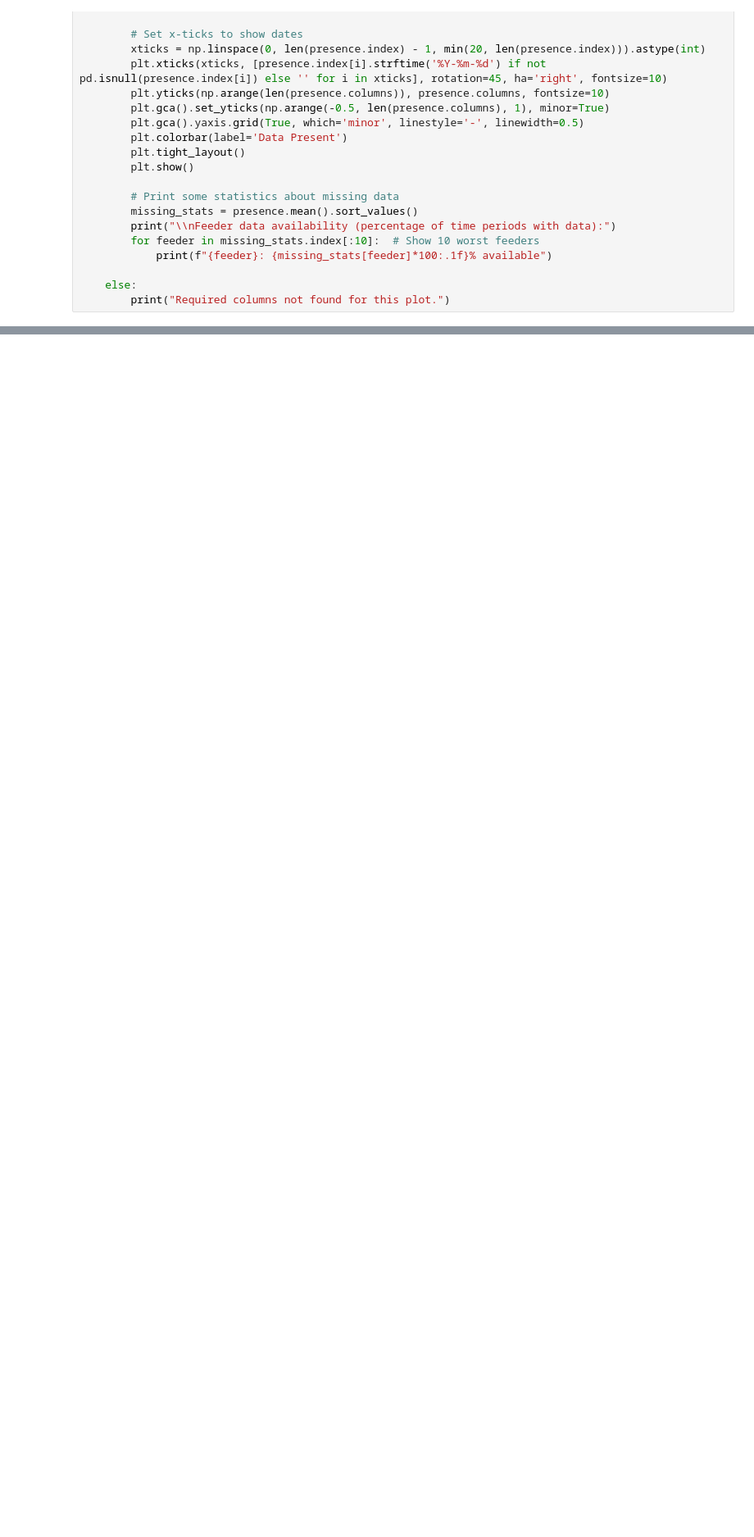
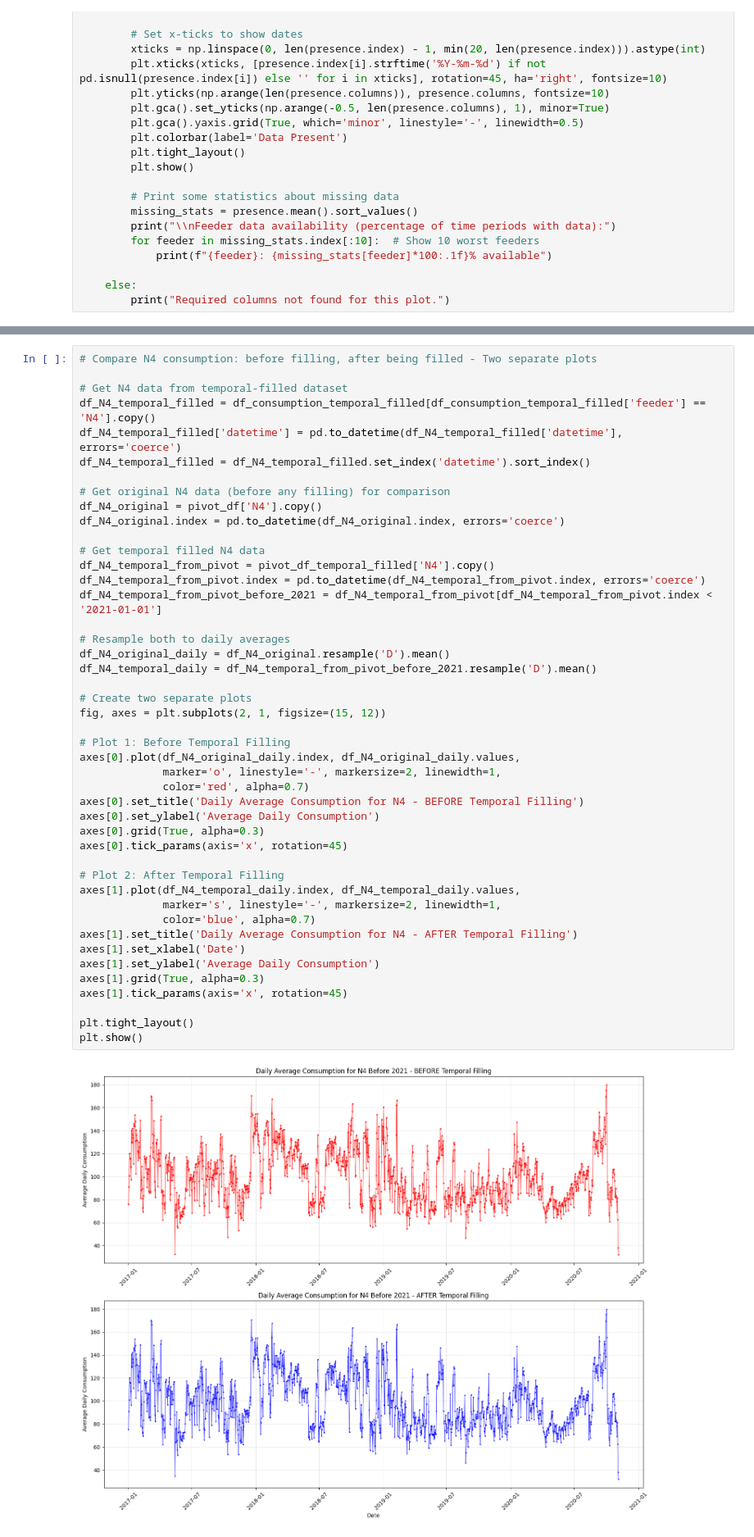
Before and after one commit to NicolaiBaklund/IT3212, a Jupyter notebook: notebooks/Paraguay/missing/missing_values.ipynb, the cells around one changed output, grey strips where cells are left out. Shown at 82% size. Drawn from its saved outputs; the diff is of its cells as text; blank space fills up the shorter version.

```diff
--- a/notebooks/Paraguay/missing/missing_values.ipynb
+++ b/notebooks/Paraguay/missing/missing_values.ipynb
@@ -338,0 +421,47 @@ As we can see in the plotting of the mean values has a few weakpoints. For large
+# %%
+# Compare N4 consumption: before filling, after being filled - Two separate plots
+
+# Get N4 data from temporal-filled dataset
+df_N4_temporal_filled = df_consumption_temporal_filled[df_consumption_temporal_filled['feeder'] == 'N4'].copy()
+df_N4_temporal_filled['datetime'] = pd.to_datetime(df_N4_temporal_filled['datetime'], errors='coerce')
+df_N4_temporal_filled = df_N4_temporal_filled.set_index('datetime').sort_index()
+
+# Get original N4 data (before any filling) for comparison
+df_N4_original = pivot_df['N4'].copy()
+df_N4_original.index = pd.to_datetime(df_N4_original.index, errors='coerce')
+
+# Get temporal filled N4 data
+df_N4_temporal_from_pivot = pivot_df_temporal_filled['N4'].copy()
+df_N4_temporal_from_pivot.index = pd.to_datetime(df_N4_temporal_from_pivot.index, errors='coerce')
+df_N4_temporal_from_pivot_before_2021 = df_N4_temporal_from_pivot[df_N4_temporal_from_pivot.index < '2021-01-01']
+
+# Resample both to daily averages
+df_N4_original_daily = df_N4_original.resample('D').mean()
+df_N4_temporal_daily = df_N4_temporal_from_pivot_before_2021.resample('D').mean()
+
+# Create two separate plots
+fig, axes = plt.subplots(2, 1, figsize=(15, 12))
+
+# Plot 1: Before Temporal Filling
+axes[0].plot(df_N4_original_daily.index, df_N4_original_daily.values,
+             marker='o', linestyle='-', markersize=2, linewidth=1,
+             color='red', alpha=0.7)
+axes[0].set_title('Daily Average Consumption for N4 - BEFORE Temporal Filling')
+axes[0].set_ylabel('Average Daily Consumption')
+axes[0].grid(True, alpha=0.3)
+axes[0].tick_params(axis='x', rotation=45)
+
+# Plot 2: After Temporal Filling
+axes[1].plot(df_N4_temporal_daily.index, df_N4_temporal_daily.values,
+             marker='s', linestyle='-', markersize=2, linewidth=1,
+             color='blue', alpha=0.7)
+axes[1].set_title('Daily Average Consumption for N4 - AFTER Temporal Filling')
+axes[1].set_xlabel('Date')
+axes[1].set_ylabel('Average Daily Consumption')
+axes[1].grid(True, alpha=0.3)
+axes[1].tick_params(axis='x', rotation=45)
+
+plt.tight_layout()
+plt.show()
+# %% [output]
+[figure, added]
```
Also changed, not shown: parts of 8 cells of this notebook.
